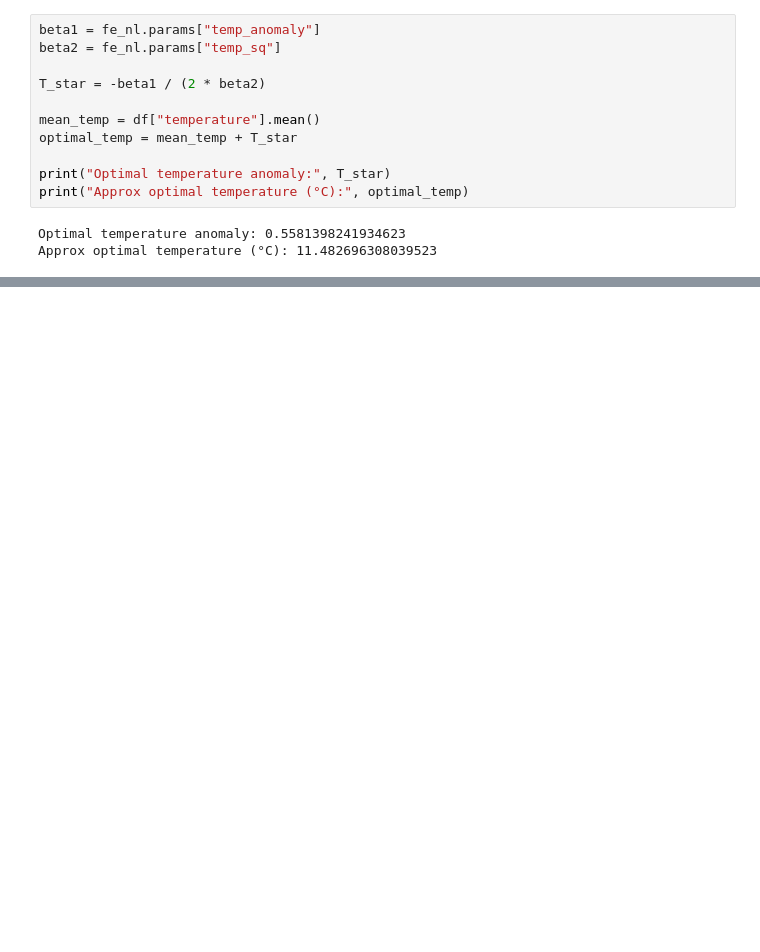
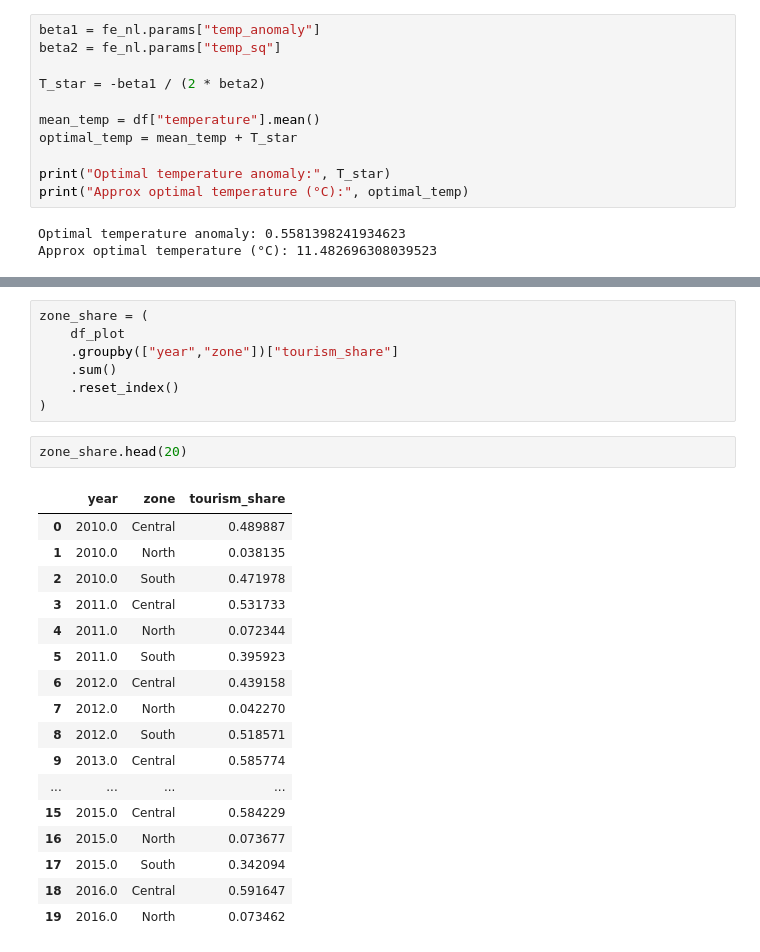
Before and after one commit to lolipop913/CSS_Tourism, a Jupyter notebook: code/04_regression.ipynb, the cells around one changed output, grey strips where cells are left out. Saved outputs shown, nothing was run; the diff lists cells and outputs as text; blank space fills up the shorter version.

```diff
--- a/code/04_regression.ipynb
+++ b/code/04_regression.ipynb
@@ -214,0 +396,27 @@ Approx optimal temperature (°C): 11.482696308039523
+# %%
+zone_share = (
+    df_plot
+    .groupby(["year","zone"])["tourism_share"]
+    .sum()
+    .reset_index()
+)
+# %%
+zone_share.head(20)
+# %% [output]
+|  | year | zone | tourism_share |
+| 0 | 2010.0 | Central | 0.489887 |
+| 1 | 2010.0 | North | 0.038135 |
+| 2 | 2010.0 | South | 0.471978 |
+| 3 | 2011.0 | Central | 0.531733 |
+| 4 | 2011.0 | North | 0.072344 |
+| 5 | 2011.0 | South | 0.395923 |
+| 6 | 2012.0 | Central | 0.439158 |
+| 7 | 2012.0 | North | 0.042270 |
+| 8 | 2012.0 | South | 0.518571 |
+| 9 | 2013.0 | Central | 0.585774 |
+| ... | ... | ... | ... |
+| 15 | 2015.0 | Central | 0.584229 |
+| 16 | 2015.0 | North | 0.073677 |
+| 17 | 2015.0 | South | 0.342094 |
+| 18 | 2016.0 | Central | 0.591647 |
+| 19 | 2016.0 | North | 0.073462 |
```
Also changed, not shown: parts of 14 cells of this notebook.
